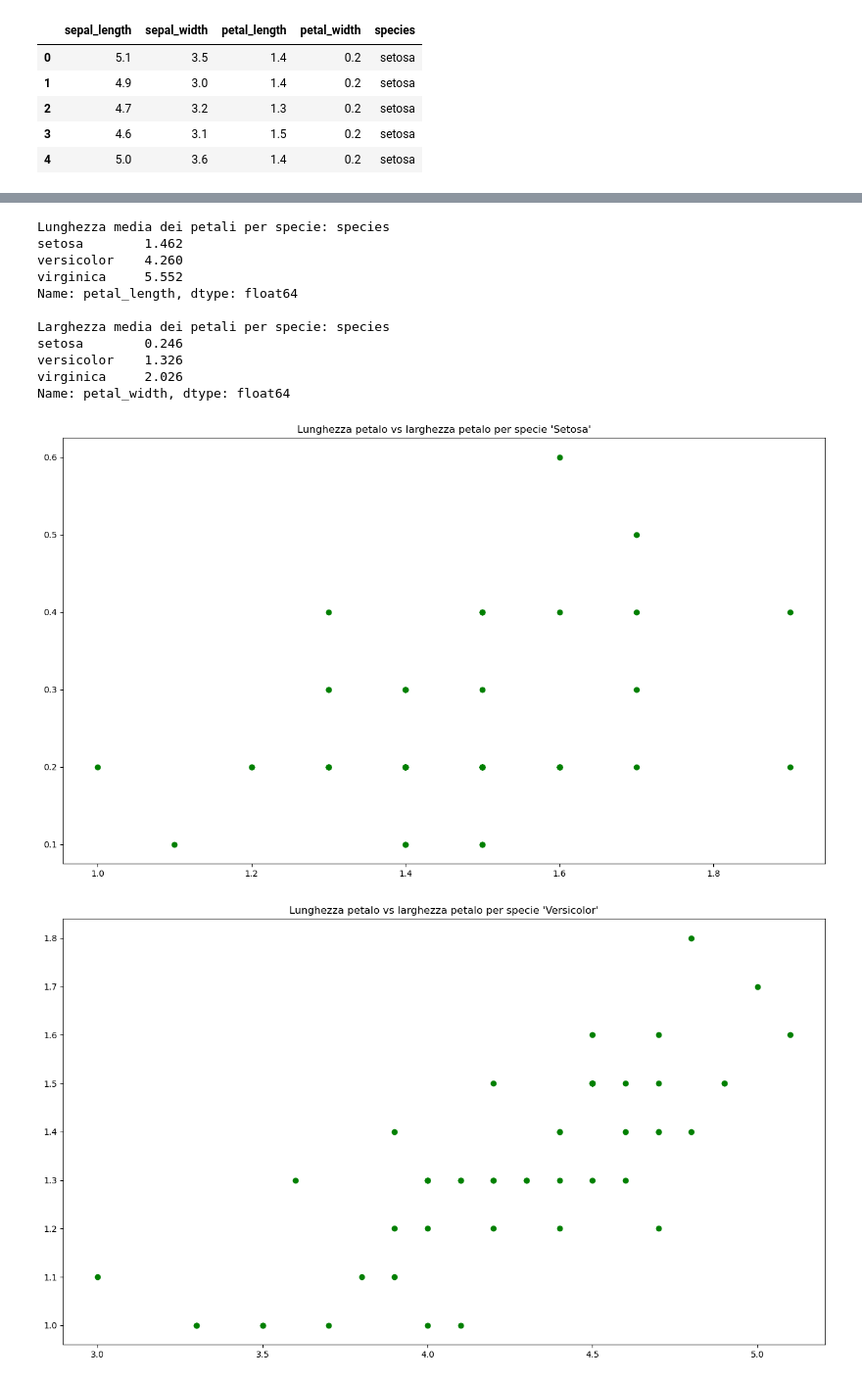
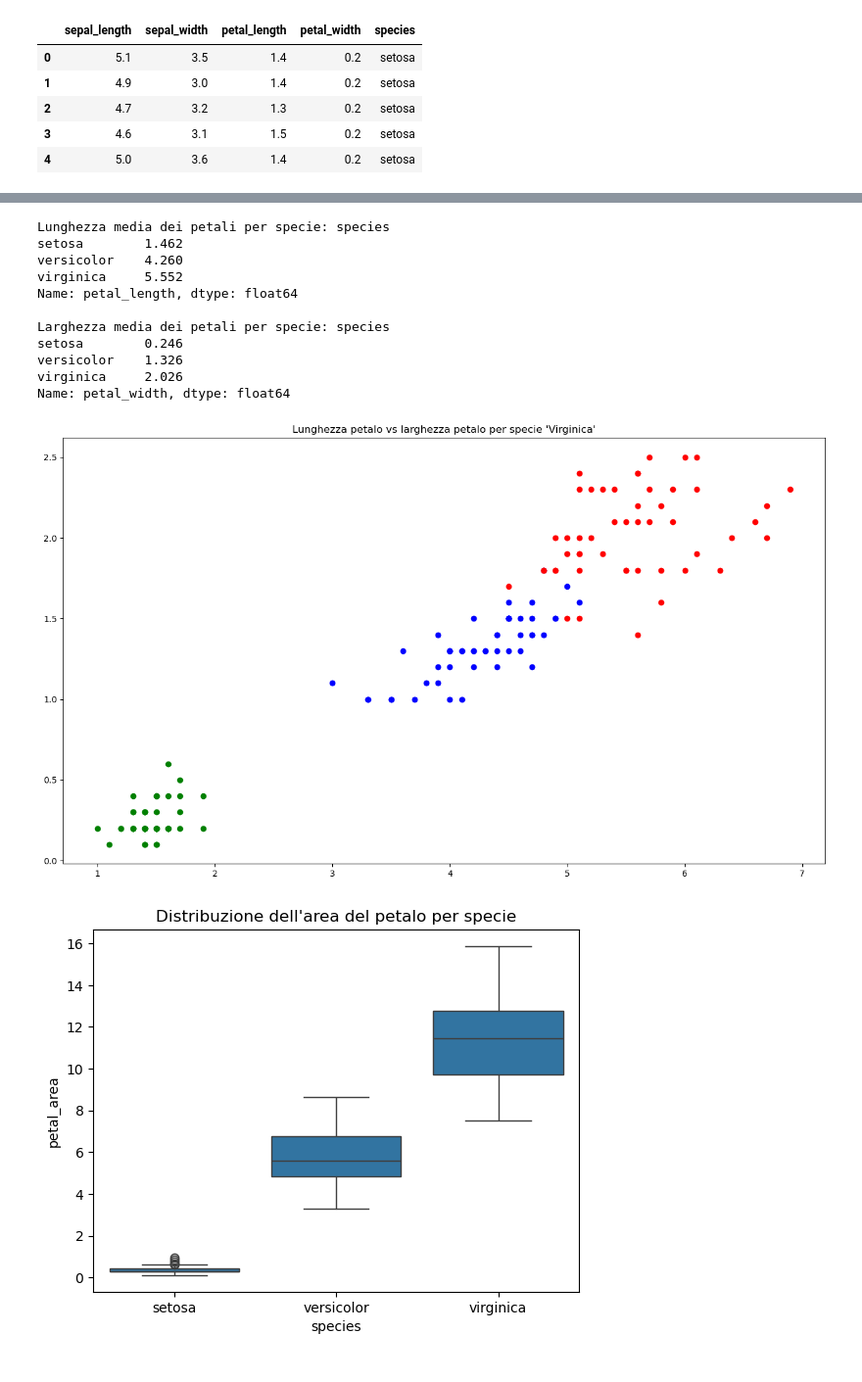
Before and after one commit to MatCosty/ProgrammingLab2, a Jupyter notebook: 4_Esercizi_lez4.ipynb, the cells around one changed output, grey strips where cells are left out. Shown: that part at 98% size. Drawn from its saved outputs; the diff is of its cells as text; code cells hidden in the pictures.

```diff
--- a/4_Esercizi_lez4.ipynb
+++ b/4_Esercizi_lez4.ipynb
@@ -156,38 +156,34 @@ print("Lunghezza media dei petali per specie: {}\n".format(df.groupby('species')
 print("Larghezza media dei petali per specie: {}\n".format(df.groupby('species')['petal_width'].mean()))
 
 plt.figure(figsize=(16, 9))
 plt.scatter(df[df['species'] == 'setosa']['petal_length'], df[df['species'] == 'setosa']['petal_width'], color='green')
 plt.title("Lunghezza petalo vs larghezza petalo per specie 'Setosa'")
-plt.show()
 
-plt.figure(figsize=(16, 9))
-plt.scatter(df[df['species'] == 'versicolor']['petal_length'], df[df['species'] == 'versicolor']['petal_width'], color='green')
+plt.scatter(df[df['species'] == 'versicolor']['petal_length'], df[df['species'] == 'versicolor']['petal_width'], color='blue')
 plt.title("Lunghezza petalo vs larghezza petalo per specie 'Versicolor'")
-plt.show()
 
-plt.figure(figsize=(16, 9))
-plt.scatter(df[df['species'] == 'virginica']['petal_length'], df[df['species'] == 'virginica']['petal_width'], color='green')
+plt.scatter(df[df['species'] == 'virginica']['petal_length'], df[df['species'] == 'virginica']['petal_width'], color='red')
 plt.title("Lunghezza petalo vs larghezza petalo per specie 'Virginica'")
 plt.show()
 
 df['petal_area'] = df['petal_length'] * df['petal_width']
 df['petal_area'].head()
 
 sns.boxplot(data=df, x='species', y='petal_area')
 plt.title("Distribuzione dell'area del petalo per specie")
 plt.show()
 # %% [output]
 [figure]
 Lunghezza media dei petali per specie: species
 setosa        1.462
 versicolor    4.260
 virginica     5.552
 Name: petal_length, dtype: float64
 
 Larghezza media dei petali per specie: species
 setosa        0.246
 versicolor    1.326
 virginica     2.026
 Name: petal_width, dtype: float64
-[figure, old version]
+[figure, new version]
-[figure, old version]
+[figure, new version]
```
Also changed, not shown: parts of 1 cell of this notebook, 1 other file.
